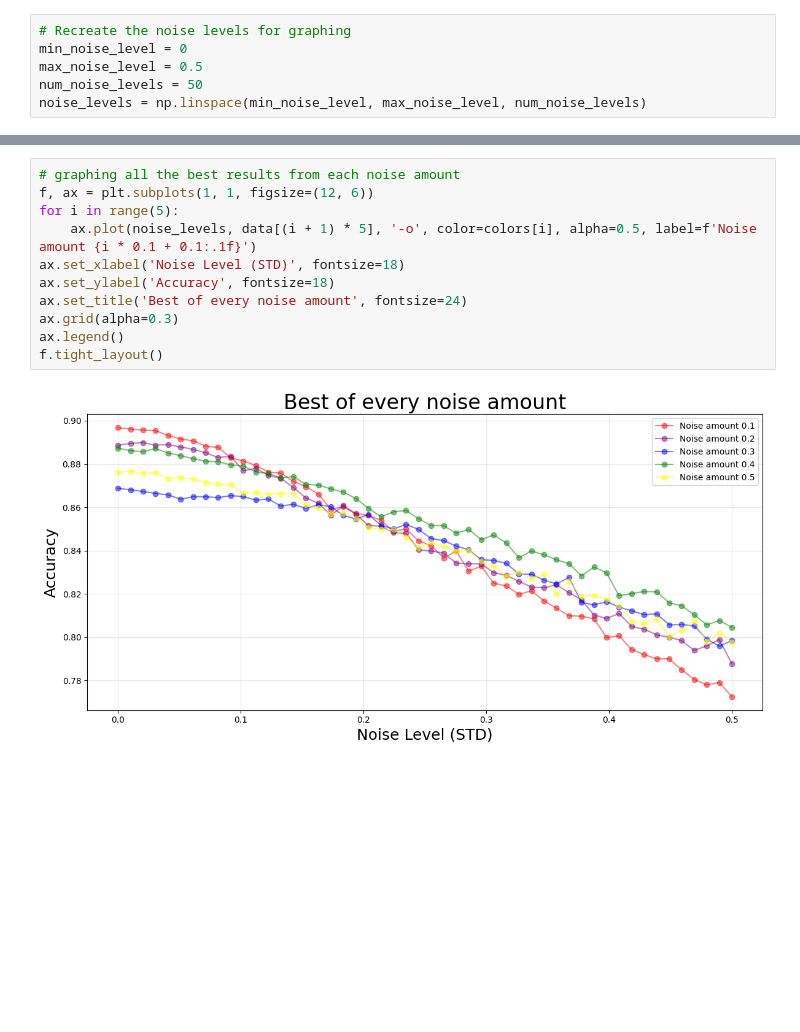
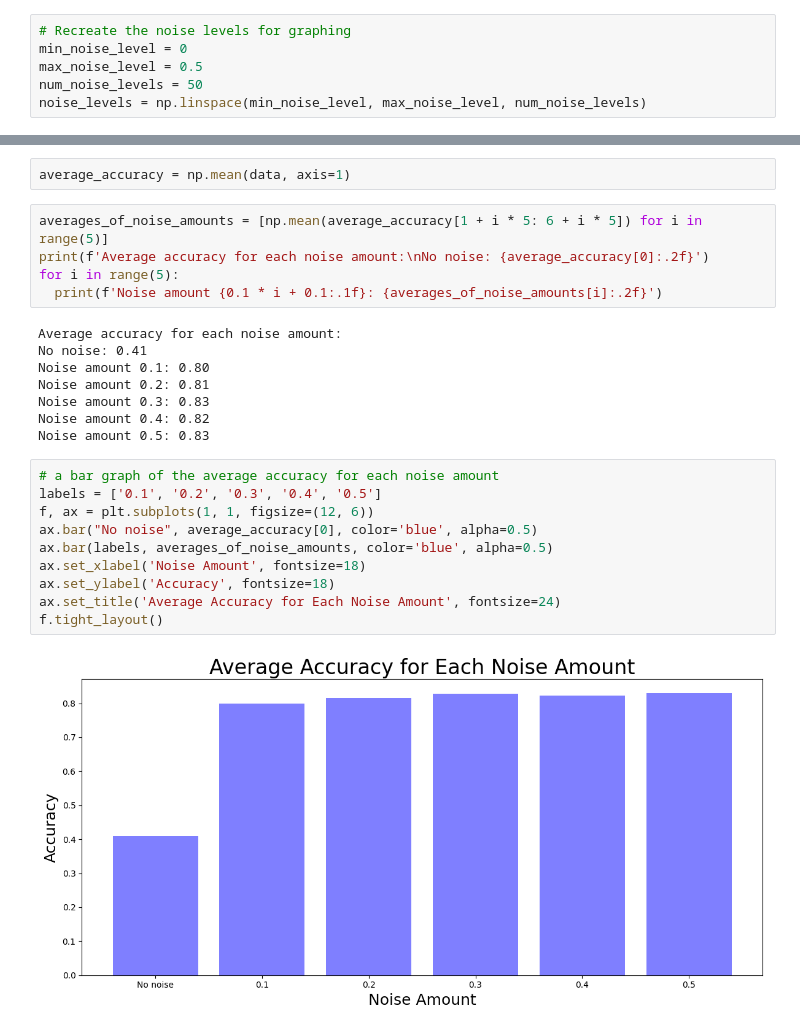
Before and after one commit to LorenzoMercado/Cognitive-Modeling-Project, a Jupyter notebook: results.ipynb, the cells around one changed output, grey strips where cells are left out. Cells and saved outputs as stored; diff of their text form; blank space fills up the shorter version.

```diff
--- a/results.ipynb
+++ b/results.ipynb
@@ -41,13 +43,27 @@ f.tight_layout()
-# %%
-# graphing all the best results from each noise amount
-f, ax = plt.subplots(1, 1, figsize=(12, 6))
-for i in range(5):
-    ax.plot(noise_levels, data[(i + 1) * 5], '-o', color=colors[i], alpha=0.5, label=f'Noise amount {i * 0.1 + 0.1:.1f}')
-ax.set_xlabel('Noise Level (STD)', fontsize=18)
-ax.set_ylabel('Accuracy', fontsize=18)
-ax.set_title('Best of every noise amount', fontsize=24)
-ax.grid(alpha=0.3)
-ax.legend()
-f.tight_layout()
-# %% [output]
-[figure, removed]
+# %%
+average_accuracy = np.mean(data, axis=1)
+# %%
+averages_of_noise_amounts = [np.mean(average_accuracy[1 + i * 5: 6 + i * 5]) for i in range(5)]
+print(f'Average accuracy for each noise amount:\nNo noise: {average_accuracy[0]:.2f}')
+for i in range(5):
+  print(f'Noise amount {0.1 * i + 0.1:.1f}: {averages_of_noise_amounts[i]:.2f}')
+# %% [output]
+Average accuracy for each noise amount:
+No noise: 0.41
+Noise amount 0.1: 0.80
+Noise amount 0.2: 0.81
+Noise amount 0.3: 0.83
+Noise amount 0.4: 0.82
+Noise amount 0.5: 0.83
+# %%
+# a bar graph of the average accuracy for each noise amount
+labels = ['0.1', '0.2', '0.3', '0.4', '0.5']
+f, ax = plt.subplots(1, 1, figsize=(12, 6))
+ax.bar("No noise", average_accuracy[0], color='blue', alpha=0.5)
+ax.bar(labels, averages_of_noise_amounts, color='blue', alpha=0.5)
+ax.set_xlabel('Noise Amount', fontsize=18)
+ax.set_ylabel('Accuracy', fontsize=18)
+ax.set_title('Average Accuracy for Each Noise Amount', fontsize=24)
+f.tight_layout()
+# %% [output]
+[figure, added]
```
Also changed, not shown: parts of 5 cells of this notebook.
